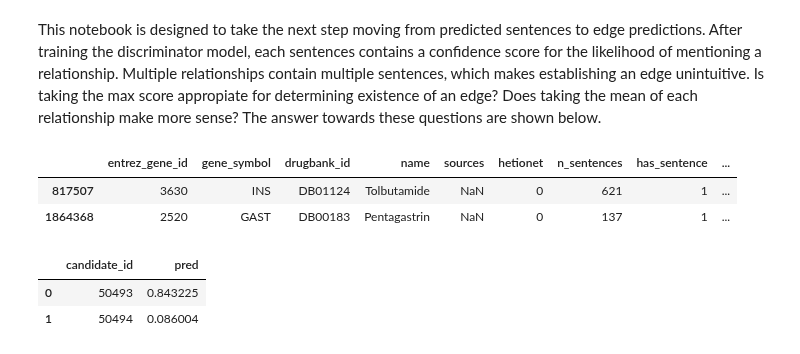
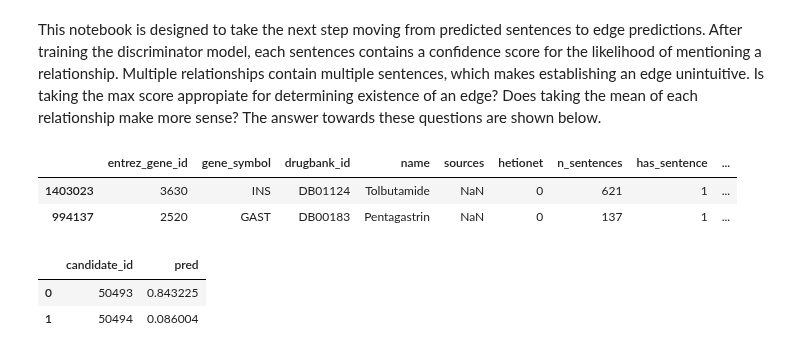
Before and after one commit to greenelab/snorkeling, a Jupyter notebook: compound_gene/compound_binds_gene/edge_prediction_experiment/edge_prediction_experiment.ipynb, the cells around one changed output. Saved outputs shown, nothing was run; the diff lists cells and outputs as text; code cells hidden in the pictures.

```diff
--- a/compound_gene/compound_binds_gene/edge_prediction_experiment/edge_prediction_experiment.ipynb
+++ b/compound_gene/compound_binds_gene/edge_prediction_experiment/edge_prediction_experiment.ipynb
@@ -16,14 +38,14 @@ from tqdm import tqdm_notebook
 # %%
 total_candidates_df = (
     pd
-    .read_csv("../dataset_statistics/results/all_cbg_candidates.tsv.xz", sep="\t")
+    .read_csv("input/all_cbg_candidates.tsv.xz", sep="\t")
     .sort_values("candidate_id")
 )
 total_candidates_df.head(2)
 # %% [output]
 |  | entrez_gene_id | gene_symbol | drugbank_id | name | sources | hetionet | n_sentences | has_sentence | ... |
-| 817507 | 3630 | INS | DB01124 | Tolbutamide | NaN | 0 | 621 | 1 | ... |
-| 1864368 | 2520 | GAST | DB00183 | Pentagastrin | NaN | 0 | 137 | 1 | ... |
+| 1403023 | 3630 | INS | DB01124 | Tolbutamide | NaN | 0 | 621 | 1 | ... |
+| 994137 | 2520 | GAST | DB00183 | Pentagastrin | NaN | 0 | 137 | 1 | ... |
 # %%
 sentence_prediction_df = (
     pd
```
Also changed, not shown: parts of 20 cells of this notebook, 11 other files.
